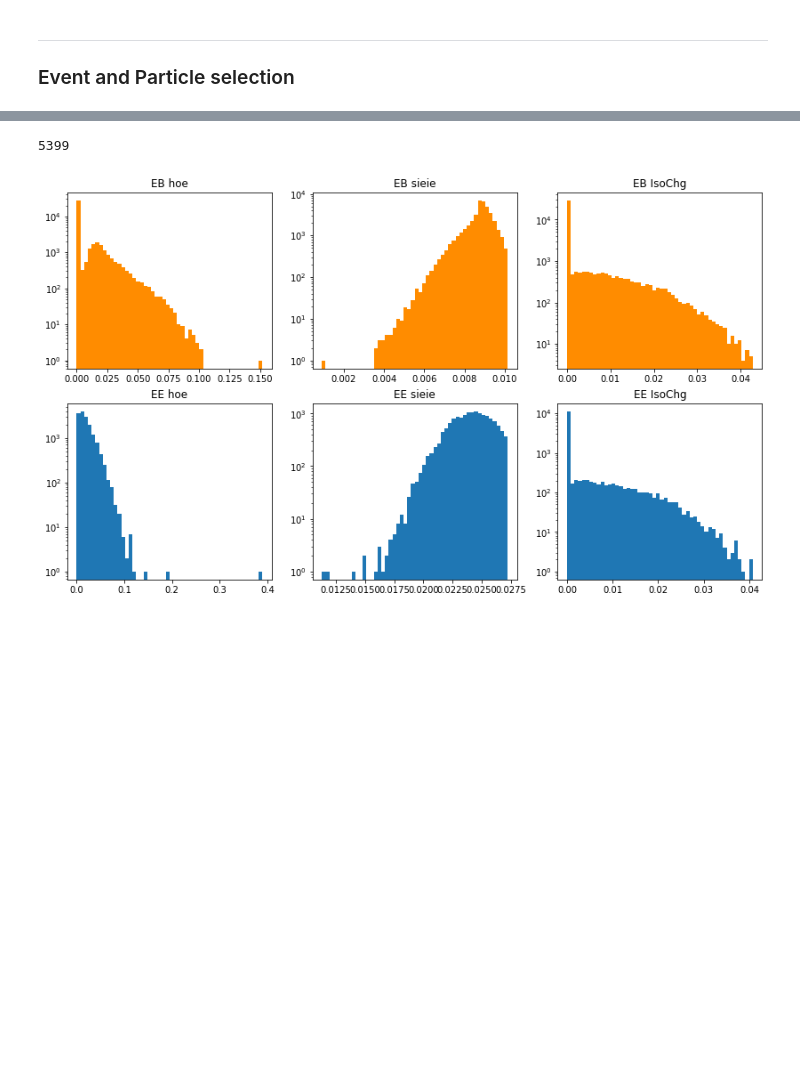
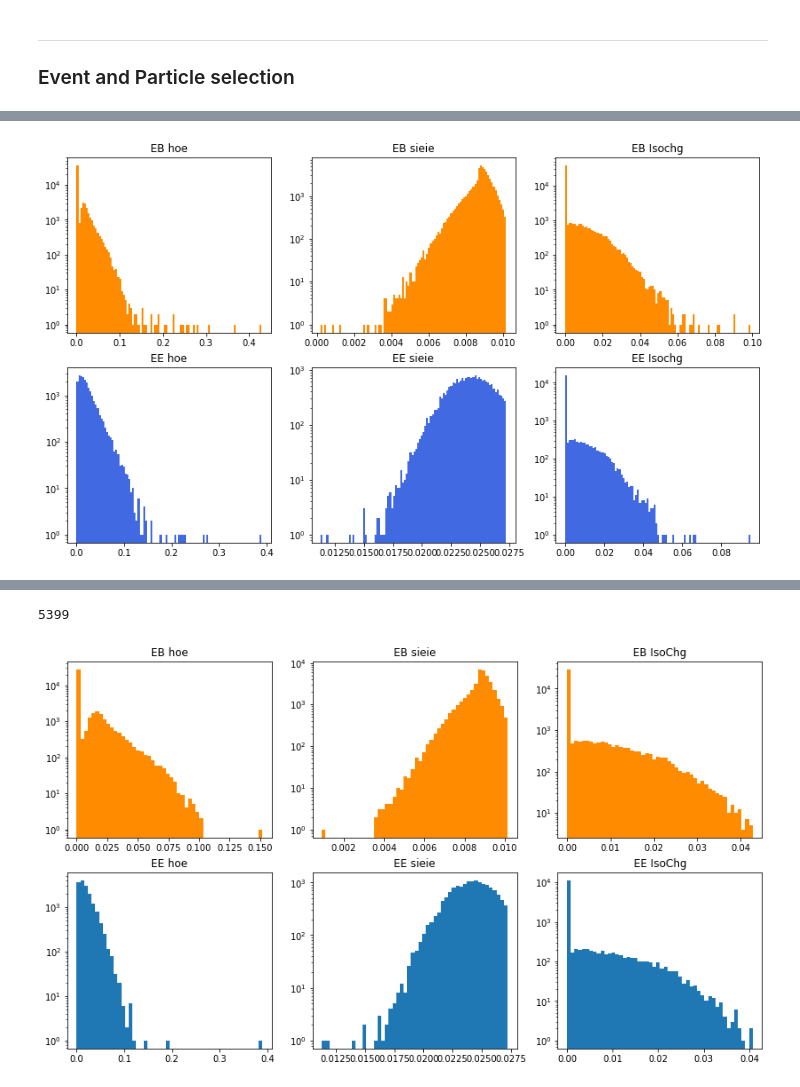
Before and after one commit to JW-corp/J.W_Analysis, a Jupyter notebook: Coffea_WZG/Jupyter/Test_FakePhoton.ipynb, the cells around one changed output, grey strips where cells are left out. Cells and saved outputs as stored; diff of their text form; code cells hidden in the pictures; blank space fills up the shorter version.

```diff
--- a/Coffea_WZG/Jupyter/Test_FakePhoton.ipynb
+++ b/Coffea_WZG/Jupyter/Test_FakePhoton.ipynb
@@ -187,29 +194,27 @@ Photon.isScEtaEB
 # %%
 @numba.njit
-def make_vid_plot(Photon):
+def make_vid_plot(Pho):
 
-    hoe_arr_EE = []
-    hoe_arr_EB = []
-    sieie_arr_EE = []
-    sieie_arr_EB = []
-    Isochg_arr_EE = []
-    Isochg_arr_EB = []
+    hoe_arr=[]
+    sieie_arr=[]
+    Isochg_arr = []
 
-    #Fakeable_photon = []
 
-    for eventIdx,pho in enumerate(Photon):
+
+    for eventIdx,pho in enumerate(Pho):
+        if len(pho) < 1: continue;
         for phoIdx,_ in enumerate(pho):
-            vid = Photon[eventIdx][phoIdx].vidNestedWPBitmap
+            vid = Pho[eventIdx][phoIdx].vidNestedWPBitmap
             vid_cuts1 = PhotonVID(vid,1)
             vid_cuts2 = PhotonVID(vid,2)
             vid_cuts3 = PhotonVID(vid,3)
 
-            if (vid_cuts2 & 0b1110111 == 0b1110111): # without sieie
-                #Fakeable_photon.append(Photon[eventIdx][phoIdx])
+            if (vid_cuts2 & 0b1111011 == 0b1111011): # without Isochg
+            #if (vid_cuts2 & 0b1111111 == 0b1110111): # Inversion Sieie
+            #if (vid_cuts2 & 0b1110111 == 0b1110111): # Without Sieie
 
-                if Photon[eventIdx][phoIdx].isScEtaEB:
-                    hoe_arr_EB = (Photon[eventIdx][phoIdx].hoe)
-                    sieie_arr_EB.append(Photon[eventIdx][phoIdx].sieie)
-                    Isochg_arr_EB.append(Photon[eventIdx][phoIdx].pfRelIso03_chg)
-                elif
-    return
+                hoe_arr.append(Pho[eventIdx][phoIdx].hoe)
+                sieie_arr.append(Pho[eventIdx][phoIdx].sieie)
+                Isochg_arr.append(Pho[eventIdx][phoIdx].pfRelIso03_chg)
+
+    return hoe_arr,sieie_arr,Isochg_arr
@@ -245,0 +258,4 @@ for eventIdx,pho in enumerate(Photon):
+# %%
+vid_hist(hoe_arr_EB, sieie_arr_EB, Isochg_arr_EB,hoe_arr_EE, sieie_arr_EE, Isochg_arr_EE) # Med without Isochg
+# %% [output]
+[figure, added]
```
Also changed, not shown: parts of 14 cells of this notebook.
